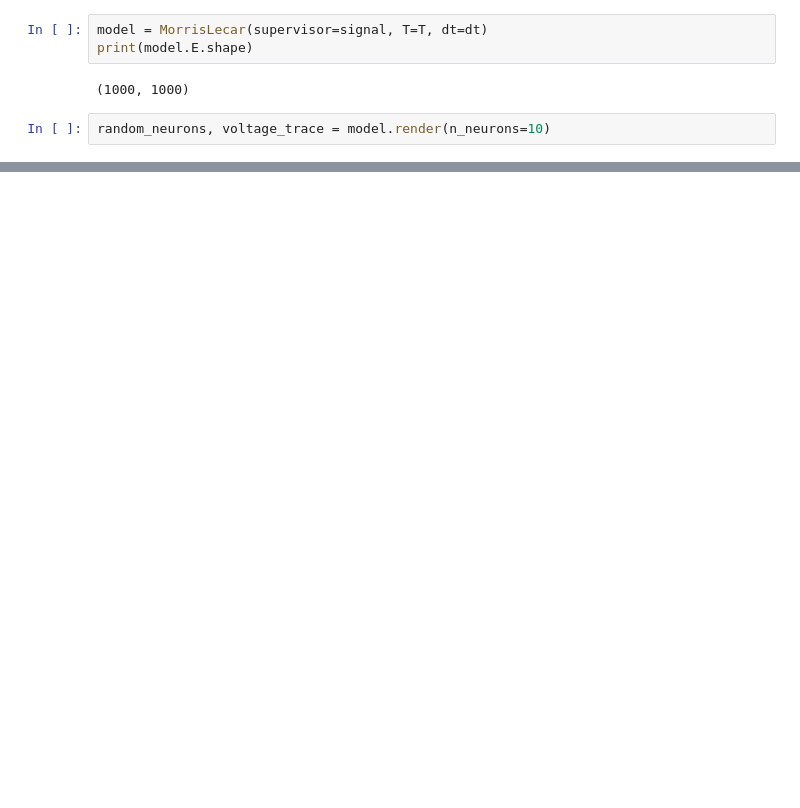
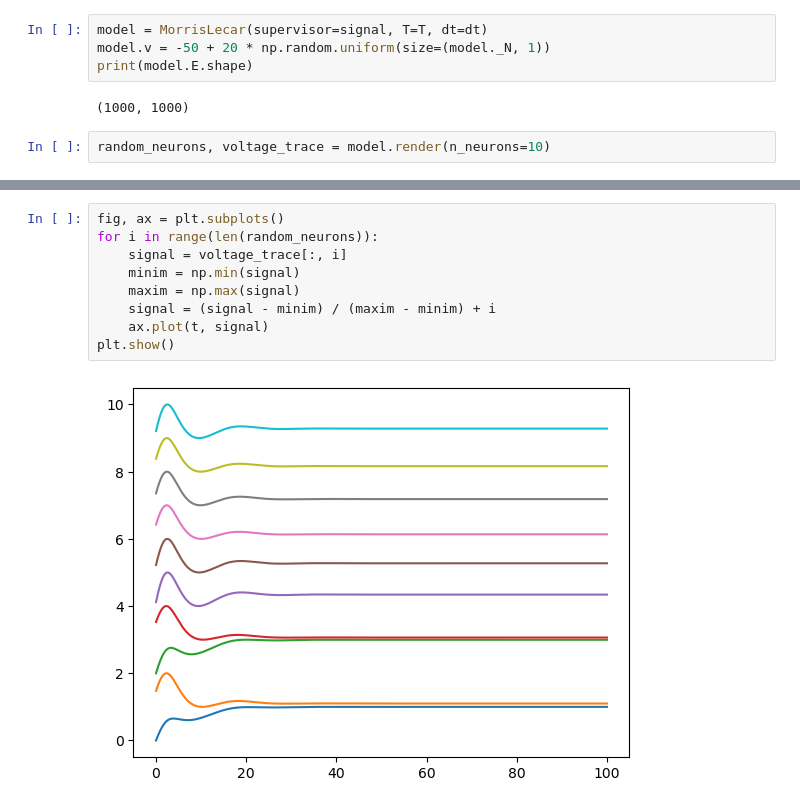
Before and after one commit to ali-mahani/lif-force, a Jupyter notebook: phase1/morris_lecar/test.ipynb, the cells around one changed output, grey strips where cells are left out. Cells and saved outputs as stored; diff of their text form; blank space fills up the shorter version.

```diff
--- a/phase1/morris_lecar/test.ipynb
+++ b/phase1/morris_lecar/test.ipynb
@@ -24,5 +24,6 @@ plt.show()
 # %%
 model = MorrisLecar(supervisor=signal, T=T, dt=dt)
+model.v = -50 + 20 * np.random.uniform(size=(model._N, 1))
 print(model.E.shape)
 # %% [output]
 (1000, 1000)
@@ -30,0 +36,11 @@ random_neurons, voltage_trace = model.render(n_neurons=10)
+# %%
+fig, ax = plt.subplots()
+for i in range(len(random_neurons)):
+    signal = voltage_trace[:, i]
+    minim = np.min(signal)
+    maxim = np.max(signal)
+    signal = (signal - minim) / (maxim - minim) + i
+    ax.plot(t, signal)
+plt.show()
+# %% [output]
+[figure, added]
```
Also changed, not shown: parts of 3 cells of this notebook, 1 other file.
